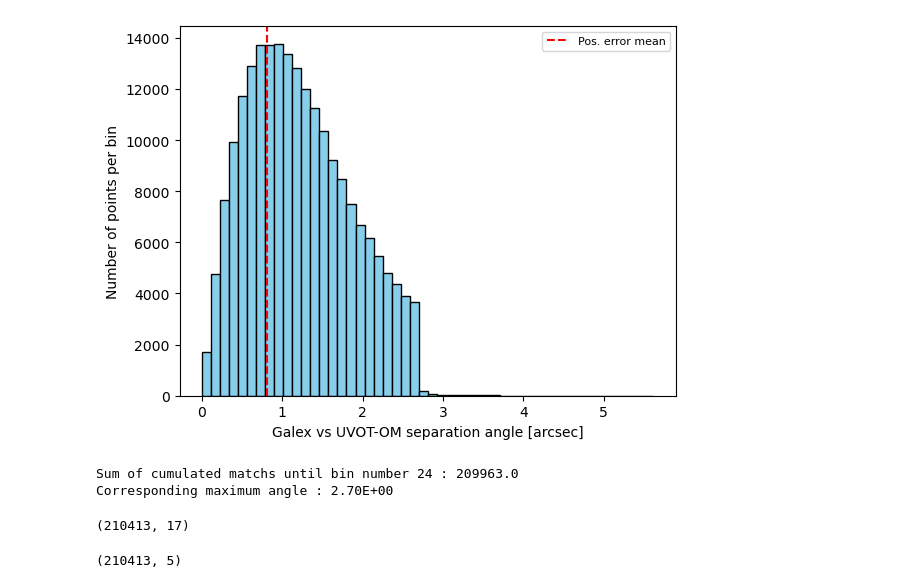
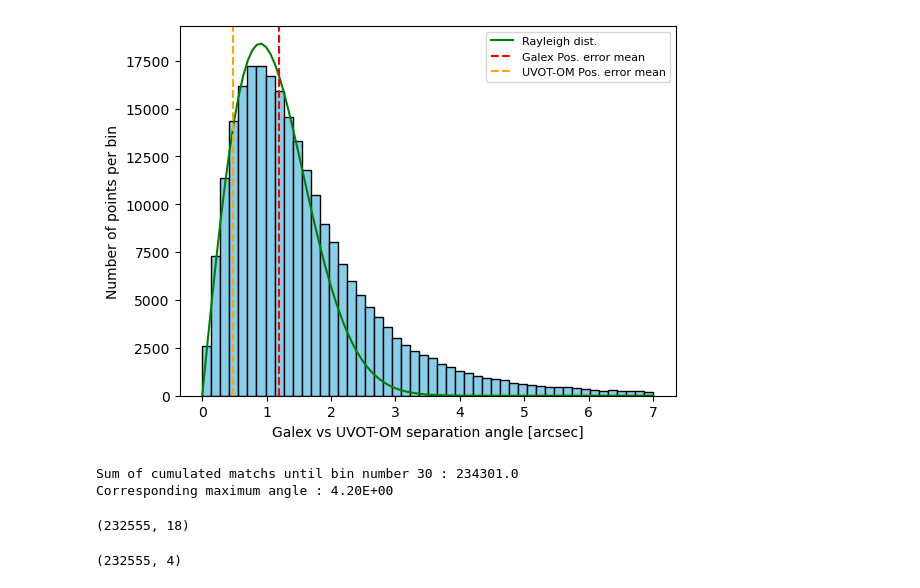
Before and after one commit to JulienValteau/TFM_TDE_Detection, a Jupyter notebook: UV_database_creation_pipeline/4b-generate_source&entries_galex.ipynb, the cells around one changed output. Drawn from its saved outputs; the diff is of its cells as text; code cells hidden in the pictures.

```diff
--- a/UV_database_creation_pipeline/4b-generate_source&entries_galex.ipynb
+++ b/UV_database_creation_pipeline/4b-generate_source&entries_galex.ipynb
@@ -82,7 +83,7 @@ dtype: object
 # %%
 df = df.rename(columns={'ra_1':'RA','dec_1':'DEC','nuv_poserr':'POSERR','objid':'SRCNUM',\
                        'nuv_flux':'NUV_FLUX', 'nuv_fluxerr' : 'NUV_FLUX_ERR', \
-                         'fuv_flux': 'FUV_FLUX','fuv_fluxerr' : 'FUV_FLUX_ERR'})
+                         'fuv_flux': 'FUV_FLUX','fuv_fluxerr' : 'FUV_FLUX_ERR','POSERR' : 'POSERR_UVOT_OM'})
 # %%
 df.head()
 # %% [output]
@@ -94,15 +95,21 @@ df.head()
 | 4 | 6373976851696585056 | 100.261757 | 26.502480 | 3.971011 | 1.676836 | 6.980900 | 1.855379 | 1.075492 | 78038 | ... |
 # %%
+from scipy.stats import rayleigh
 # Plot figure
 fig, ax =plt.subplots()
+#(n,bins,patches) = ax.hist(df_nuvposerr[df_nuvposerr['angDist']<7]['angDist'], bins=50, color='magenta',edgecolor='black', label='max(2.7,3*POSERR)')
+#(n,bins,patches) = ax.hist(df[df['angDist']<7]['angDist'], bins=50, color='skyblue',edgecolor='black', label='3*POSERR')
 (n,bins,patches) = ax.hist(df[df['angDist']<7]['angDist'], bins=50, color='skyblue',edgecolor='black')
-ax.axvline(np.mean(df['POSERR']), linestyle='dashed', color='r',label='Pos. error mean')
+x = np.linspace(0,7,100)
+ax.plot(x,df.shape[0]*rayleigh.pdf(x,0,0.9)/9,color='green', linestyle='solid',label="Rayleigh dist.")
+ax.axvline(np.mean(df['POSERR']), linestyle='dashed', color='r',label='Galex Pos. error mean')
+ax.axvline(np.mean(df['POSERR_UVOT_OM']), linestyle='dashed', color='orange',label='UVOT-OM Pos. error mean')
 ax.set_xlabel("Galex vs UVOT-OM separation angle [arcsec]")
 ax.set_ylabel("Number of points per bin")
 ax.legend(prop={'size': 8})
 fig.savefig(roots_tfm + '/Galex/match_Galex_UVOT_OM.png',dpi=1200)
 # %% [output]
-[figure, old version]
+[figure, new version]
 # %%
 filepath_count = roots_tfm + '/Galex/count_random_match.txt'
 df_count = pd.read_csv(filepath_count,sep=' ',skiprows=[0],header=None,usecols=[5])
@@ -114,13 +121,13 @@ while sum<(df.shape[0] - df_count[5].sum()):
 print("Sum of cumulated matchs until bin number " + str(i) + " : " + str(sum))
 print("Corresponding maximum angle : {:.2E}".format(bins[i]))
 # %% [output]
-Sum of cumulated matchs until bin number 24 : 209963.0
-Corresponding maximum angle : 2.70E+00
+Sum of cumulated matchs until bin number 30 : 234301.0
+Corresponding maximum angle : 4.20E+00
 # %%
 df = df[df['angDist']<4]
 df.shape
 # %% [output]
-(210413, 17)
+(232555, 18)
 # %%
 df = df.astype({'SRCNUM': np.int64, 'NUV_FLUX': np.float32, 'FUV_FLUX': np.float32, \
                 'NUV_FLUX_ERR': np.float32, 'FUV_FLUX_ERR': np.float32, 'RA': np.float64, \
@@ -129,7 +136,7 @@ df = df.astype({'SRCNUM': np.int64, 'NUV_FLUX': np.float32, 'FUV_FLUX': np.float
 df_radec = df[['RA','DEC','POSERR','SRCNUM']]
 df_radec.shape
 # %% [output]
-(210413, 5)
+(232555, 4)
 # %%
 df_entries = df[['SRCNUM','NUV_FLUX','NUV_FLUX_ERR','FUV_FLUX','FUV_FLUX_ERR','SRCNUM_OM','SRCNUM_CUV']]
 df_entries =df_entries.rename(columns={'SRCNUM': 'SRCNUM_GALEX'})
```
Also changed, not shown: parts of 13 cells of this notebook, 9 other files.
